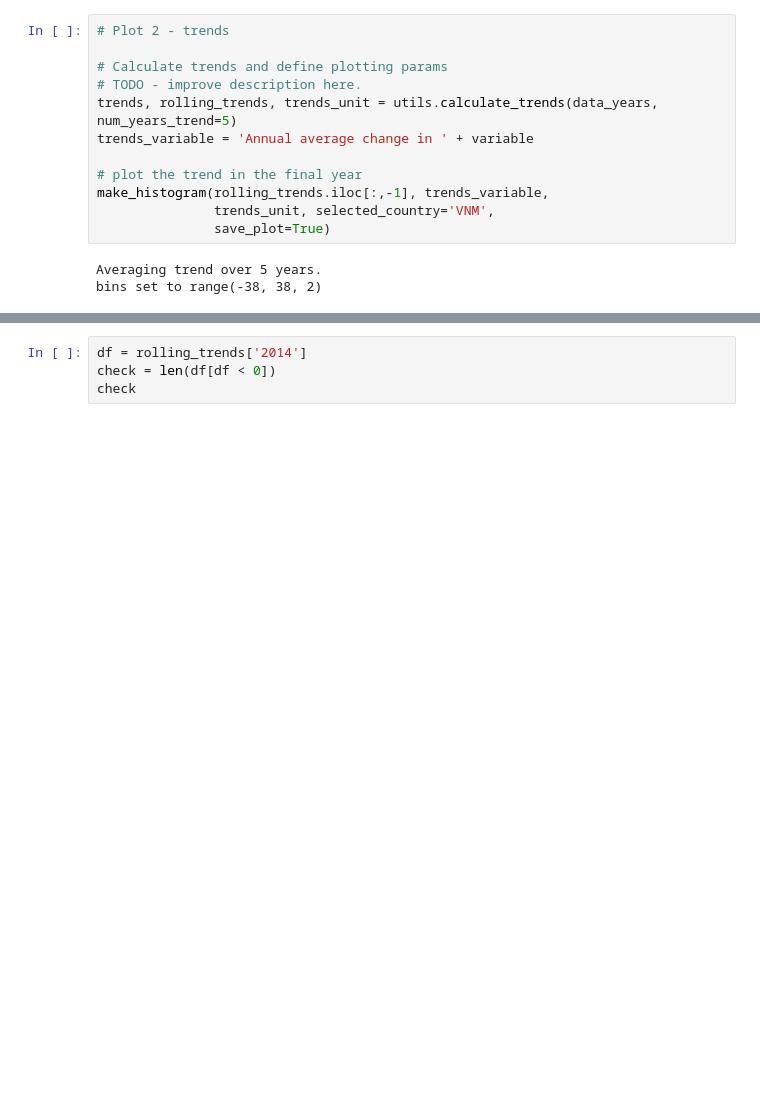
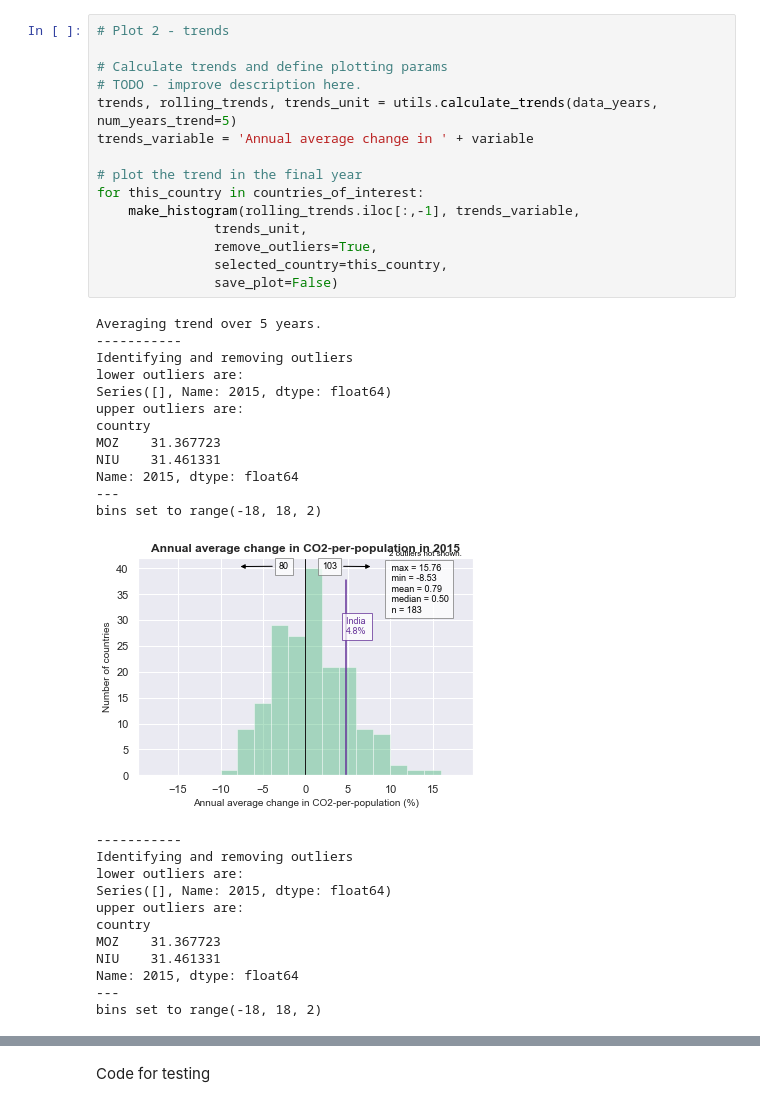
Before and after one commit to mljeffery/performance-distribution-tools, a Jupyter notebook: highlight-country-collective-plots.ipynb, the cells around one changed output, grey strips where cells are left out. Drawn from its saved outputs; the diff is of its cells as text; blank space fills up the shorter version.

```diff
--- a/highlight-country-collective-plots.ipynb
+++ b/highlight-country-collective-plots.ipynb
@@ -256,15 +137,40 @@ NameError: name 'make_histogram_select' is not defined
 # %%
 # Plot 2 - trends
 
 # Calculate trends and define plotting params
 # TODO - improve description here.
 trends, rolling_trends, trends_unit = utils.calculate_trends(data_years, num_years_trend=5)
 trends_variable = 'Annual average change in ' + variable
 
 # plot the trend in the final year
-make_histogram(rolling_trends.iloc[:,-1], trends_variable,
-               trends_unit, selected_country='VNM',
-               save_plot=True)
+for this_country in countries_of_interest:
+    make_histogram(rolling_trends.iloc[:,-1], trends_variable,
+               trends_unit,
+               remove_outliers=True,
+               selected_country=this_country,
+               save_plot=False)
 # %% [output]
 Averaging trend over 5 years.
-bins set to range(-38, 38, 2)
+-----------
+Identifying and removing outliers
+lower outliers are:
+Series([], Name: 2015, dtype: float64)
+upper outliers are:
+country
+MOZ    31.367723
+NIU    31.461331
+Name: 2015, dtype: float64
+---
+bins set to range(-18, 18, 2)
+[figure, added]
+-----------
+Identifying and removing outliers
+lower outliers are:
+Series([], Name: 2015, dtype: float64)
+upper outliers are:
+country
+MOZ    31.367723
+NIU    31.461331
+Name: 2015, dtype: float64
+---
+bins set to range(-18, 18, 2)
@@ -271,4 +202,2 @@ bins set to range(-38, 38, 2)
-# %%
-df = rolling_trends['2014']
-check = len(df[df < 0])
-check
+# %% [markdown]
+Code for testing
```
Also changed, not shown: parts of 8 cells of this notebook, 4 other files.
